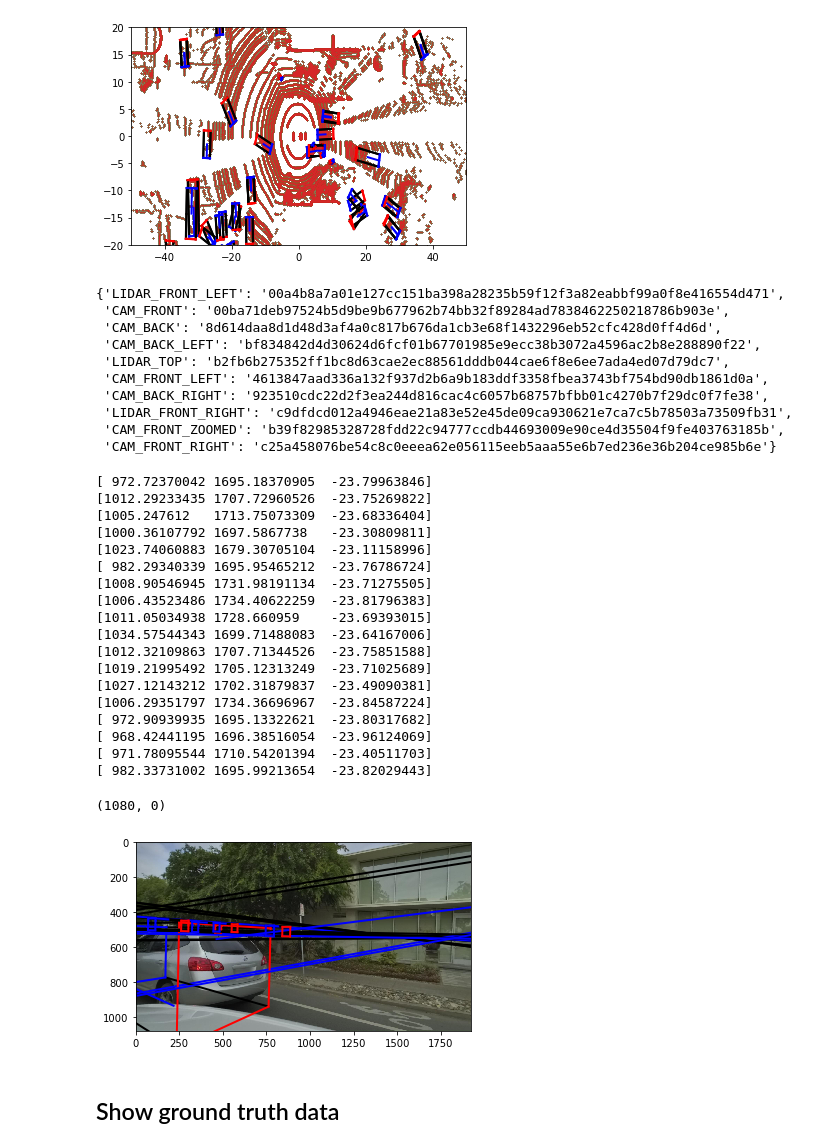
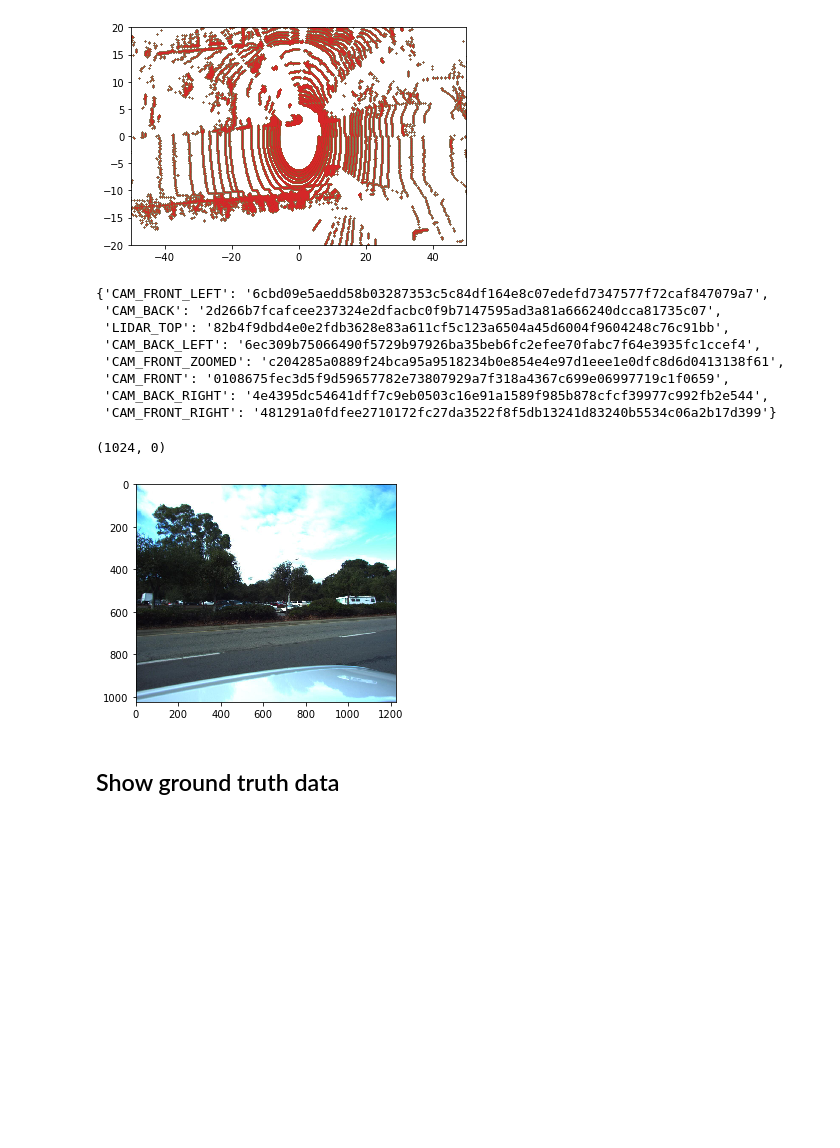
Before and after one commit to kanhua/lyft-3d-main, a Jupyter notebook: Check train-val data detection.ipynb, the cells around one changed output. Saved outputs shown, nothing was run; the diff lists cells and outputs as text; code cells hidden in the pictures; blank space fills up the shorter version.

Commit message:
bug: use score instead of logits in test_v2.py: line 176. Also improved the frustum visualization

```diff
--- a/Check train-val data detection.ipynb
+++ b/Check train-val data detection.ipynb
@@ -10,0 +15,2 @@ Error occured when importing object classification models
+# %%
+level5data=load_test_data()
@@ -28,5 +36,5 @@ val_df.head()
 # %%
-data_idx=1
+data_idx=2
 sample_token=val_df.index[data_idx]
 boxes_str=val_df.loc[sample_token,'PredictionString']
 # %%
@@ -56,58 +66,40 @@ for pred_box in boxes:
     view_mtx=np.eye(2)
     box_in_lidar_coord.render(ax,view=view_mtx)
 # %% [output]
-[figure, old version]
+[figure, new version]
 # %%
 sample_record['data']
 # %% [output]
-{'LIDAR_FRONT_LEFT': '00a4b8a7a01e127cc151ba398a28235b59f12f3a82eabbf99a0f8e416554d471',
- 'CAM_FRONT': '00ba71deb97524b5d9be9b677962b74bb32f89284ad7838462250218786b903e',
- 'CAM_BACK': '8d614daa8d1d48d3af4a0c817b676da1cb3e68f1432296eb52cfc428d0ff4d6d',
- 'CAM_BACK_LEFT': 'bf834842d4d30624d6fcf01b67701985e9ecc38b3072a4596ac2b8e288890f22',
- 'LIDAR_TOP': 'b2fb6b275352ff1bc8d63cae2ec88561dddb044cae6f8e6ee7ada4ed07d79dc7',
- 'CAM_FRONT_LEFT': '4613847aad336a132f937d2b6a9b183ddf3358fbea3743bf754bd90db1861d0a',
- 'CAM_BACK_RIGHT': '923510cdc22d2f3ea244d816cac4c6057b68757bfbb01c4270b7f29dc0f7fe38',
- 'LIDAR_FRONT_RIGHT': 'c9dfdcd012a4946eae21a83e52e45de09ca930621e7ca7c5b78503a73509fb31',
- 'CAM_FRONT_ZOOMED': 'b39f82985328728fdd22c94777ccdb44693009e90ce4d35504f9fe403763185b',
- 'CAM_FRONT_RIGHT': 'c25a458076be54c8c0eeea62e056115eeb5aaa55e6b7ed236e36b204ce985b6e'}
+{'CAM_FRONT_LEFT': '6cbd09e5aedd58b03287353c5c84df164e8c07edefd7347577f72caf847079a7',
+ 'CAM_BACK': '2d266b7fcafcee237324e2dfacbc0f9b7147595ad3a81a666240dcca81735c07',
+ 'LIDAR_TOP': '82b4f9dbd4e0e2fdb3628e83a611cf5c123a6504a45d6004f9604248c76c91bb',
+ 'CAM_BACK_LEFT': '6ec309b75066490f5729b97926ba35beb6fc2efee70fabc7f64e3935fc1ccef4',
+ 'CAM_FRONT_ZOOMED': 'c204285a0889f24bca95a9518234b0e854e4e97d1eee1e0dfc8d6d0413138f61',
+ 'CAM_FRONT': '0108675fec3d5f9d59657782e73807929a7f318a4367c699e06997719c1f0659',
+ 'CAM_BACK_RIGHT': '4e4395dc54641dff7c9eb0503c16e91a1589f985b878cfcf39977c992fb2e544',
+ 'CAM_FRONT_RIGHT': '481291a0fdfee2710172fc27da3522f8f5db13241d83240b5534c06a2b17d399'}
 # %%
-camera_token=sample_record['data']['CAM_BACK_LEFT']
+camera_token=sample_record['data']['CAM_FRONT_LEFT']
 # %%
 camera_image_path,_,cam_intrinsic=level5data.get_sample_data(camera_token)
 # %%
 image_array=imread(camera_image_path)
 fig,ax=plt.subplots()
 ax.imshow(image_array)
 for pred_box in boxes:
-    if pred_box.score>-0.5 and pred_box.center[2]<-23.0:
+    if pred_box.score > -2:
         box_in_camera_coord=transform_box_from_world_to_sensor_coordinates(pred_box,camera_token,level5data)
-        box_in_camera_coord.render(ax,view=cam_intrinsic,normalize=True)
-        print(pred_box.center)
+        if box_in_camera_coord.center[2]>0:
+            print(box_in_camera_coord.center[2])
+            box_in_camera_coord.render(ax,view=cam_intrinsic,normalize=True)
+        #print(pred_box.center)
 
 
 ax.set_xlim([0,image_array.shape[1]])
 ax.set_ylim([image_array.shape[0],0])
 # %% [output]
-[ 972.72370042 1695.18370905  -23.79963846]
-[1012.29233435 1707.72960526  -23.75269822]
-[1005.247612   1713.75073309  -23.68336404]
-[1000.36107792 1697.5867738   -23.30809811]
-[1023.74060883 1679.30705104  -23.11158996]
-[ 982.29340339 1695.95465212  -23.76786724]
-[1008.90546945 1731.98191134  -23.71275505]
-[1006.43523486 1734.40622259  -23.81796383]
-[1011.05034938 1728.660959    -23.69393015]
-[1034.57544343 1699.71488083  -23.64167006]
-[1012.32109863 1707.71344526  -23.75851588]
-[1019.21995492 1705.12313249  -23.71025689]
-[1027.12143212 1702.31879837  -23.49090381]
-[1006.29351797 1734.36696967  -23.84587224]
-[ 972.90939935 1695.13322621  -23.80317682]
-[ 968.42441195 1696.38516054  -23.96124069]
-[ 971.78095544 1710.54201394  -23.40511703]
-[ 982.33731002 1695.99213654  -23.82029443]
+(1024, 0)
-(1080, 0)
-[figure, old version]
+[figure, new version]
 # %% [markdown]
 ## Show ground truth data
 # %%
```
Also changed, not shown: parts of 7 cells of this notebook, 3 other files.
